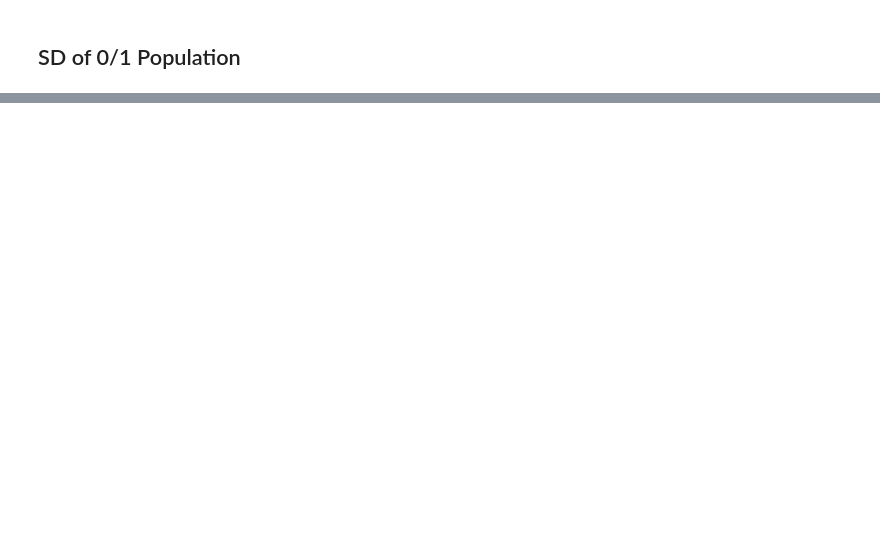
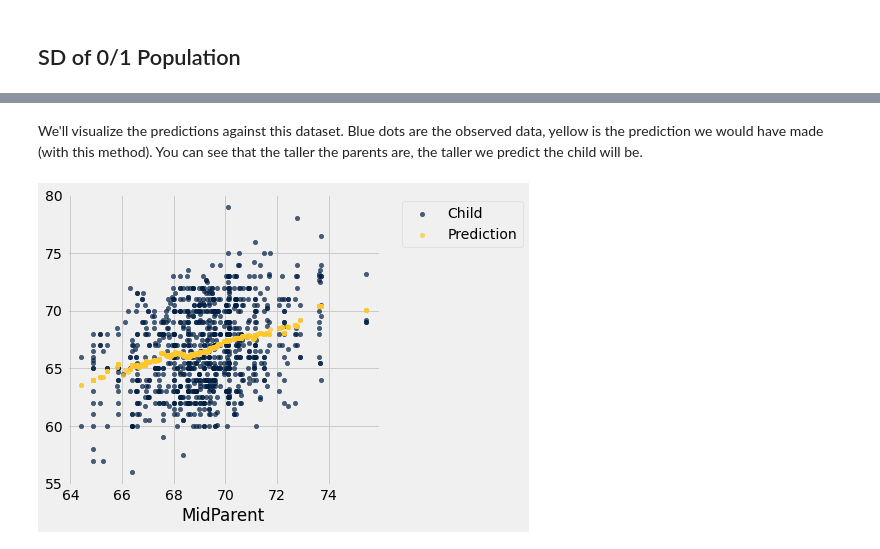
Before and after one commit to Peter-Jantsch/m121-sp21-lecture-demo, a Jupyter notebook: lec23.ipynb, the cells around one changed output, grey strips where cells are left out. Saved outputs shown, nothing was run; the diff lists cells and outputs as text; code cells hidden in the pictures; blank space fills up the shorter version.

```diff
--- a/lec23.ipynb
+++ b/lec23.ipynb
@@ -233,0 +134,21 @@ zero_one_pop.scatter('Proportion of ones', 'SD')
+# %%
+def predict_child(h):
+    """Return a prediction of the height of a child
+    whose parents have a midparent height of h.
+
+    The prediction is the average height of the children
+    whose midparent height is in the range h plus or minus 0.5 inches.
+    """
+
+    close_points = heights.where('MidParent', are.between(h-0.5, h + 0.5))
+    return close_points.column('Child').mean()
+# %%
+heights_with_predictions = heights.with_column(
+    'Prediction', heights.apply(predict_child, 'MidParent')
+    )
+# %% [markdown]
+We'll visualize the predictions against this dataset.  Blue dots are the observed data, yellow is the prediction we would have made (with this method).  You can see that the taller the parents are, the taller we predict the child will be.
+# %%
+heights_with_predictions.scatter('MidParent')
+# %% [output]
+[figure, added]
```
Also changed, not shown: parts of 46 cells of this notebook, 1 other file.
